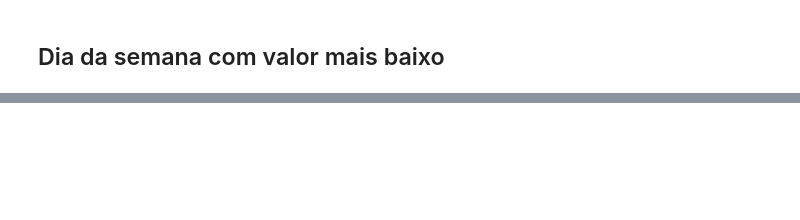
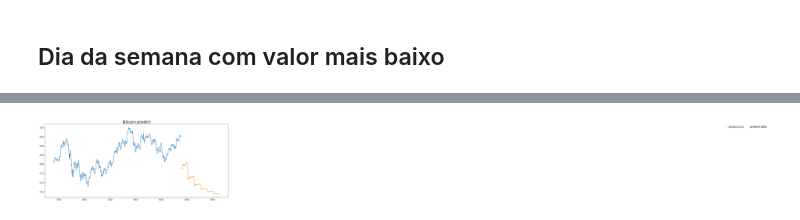
Before and after one commit to WillianAgostini/bitcoin_prediction, a Jupyter notebook: btc-price-prediction-using-lstm.ipynb, the cells around one changed output, grey strips where cells are left out. Saved outputs shown, nothing was run; the diff lists cells and outputs as text; code cells hidden in the pictures; blank space fills up the shorter version.

```diff
--- a/btc-price-prediction-using-lstm.ipynb
+++ b/btc-price-prediction-using-lstm.ipynb
@@ -271,0 +301,13 @@ This is clearly overfitting
+# %%
+pred = []
+pr = regressor.predict(np.array(df[-50:]))
+pred.append(pr[0])
+
+for i in range(1,50):
+    arr = np.concatenate((np.array(df[-50+i:]), pred[:]), axis=0)
+    pr = regressor.predict(arr)
+    pred.append(pr[0])
+
+for i in range(0,250):
+    pr = regressor.predict(np.concatenate(pred[i:],axis=0).reshape(-1,1))
+    pred.append(pr[0])
@@ -271,0 +332,20 @@ This is clearly overfitting
+# %%
+pred = pd.DataFrame(pred)
+
+pred = pred.reset_index()
+
+pred.columns = ['z','Close']
+
+pred.drop(['z'],axis=1,inplace=True)
+
+data = pd.concat([df.reset_index().drop('Timestamp',axis=1),pred],ignore_index=True)
+
+plt.figure(figsize=(17,7))
+plt.plot(data[-1300:-300])
+plt.title("Bitcoin predict",fontsize=20)
+plt.text(13200,1,"predict data",fontsize=14)
+plt.text(13015,1,"- 2020/12/31",fontsize=14)
+plt.plot(data[-300:])
+plt.show()
+# %% [output]
+[figure, added]
```
Also changed, not shown: parts of 31 cells of this notebook, 2 other files.
